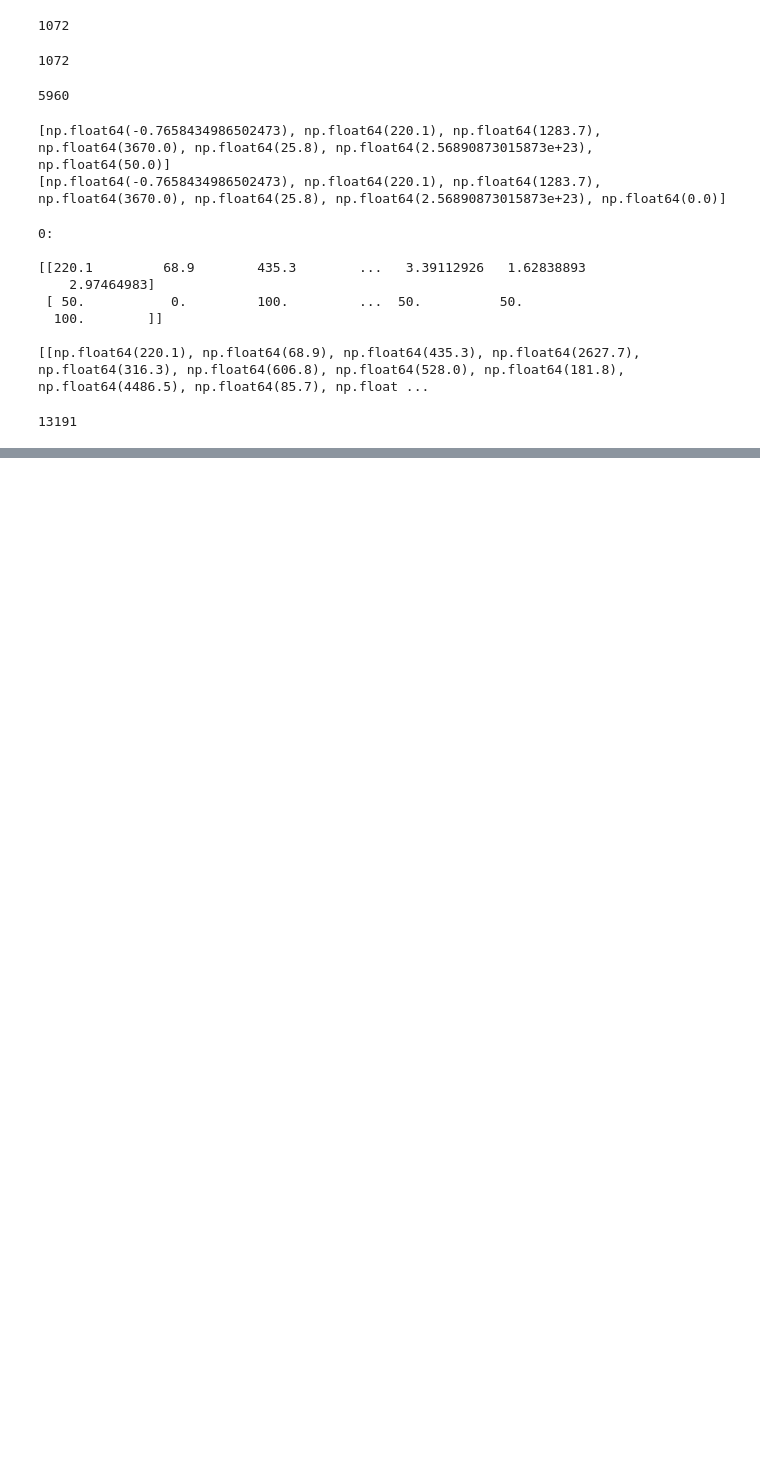
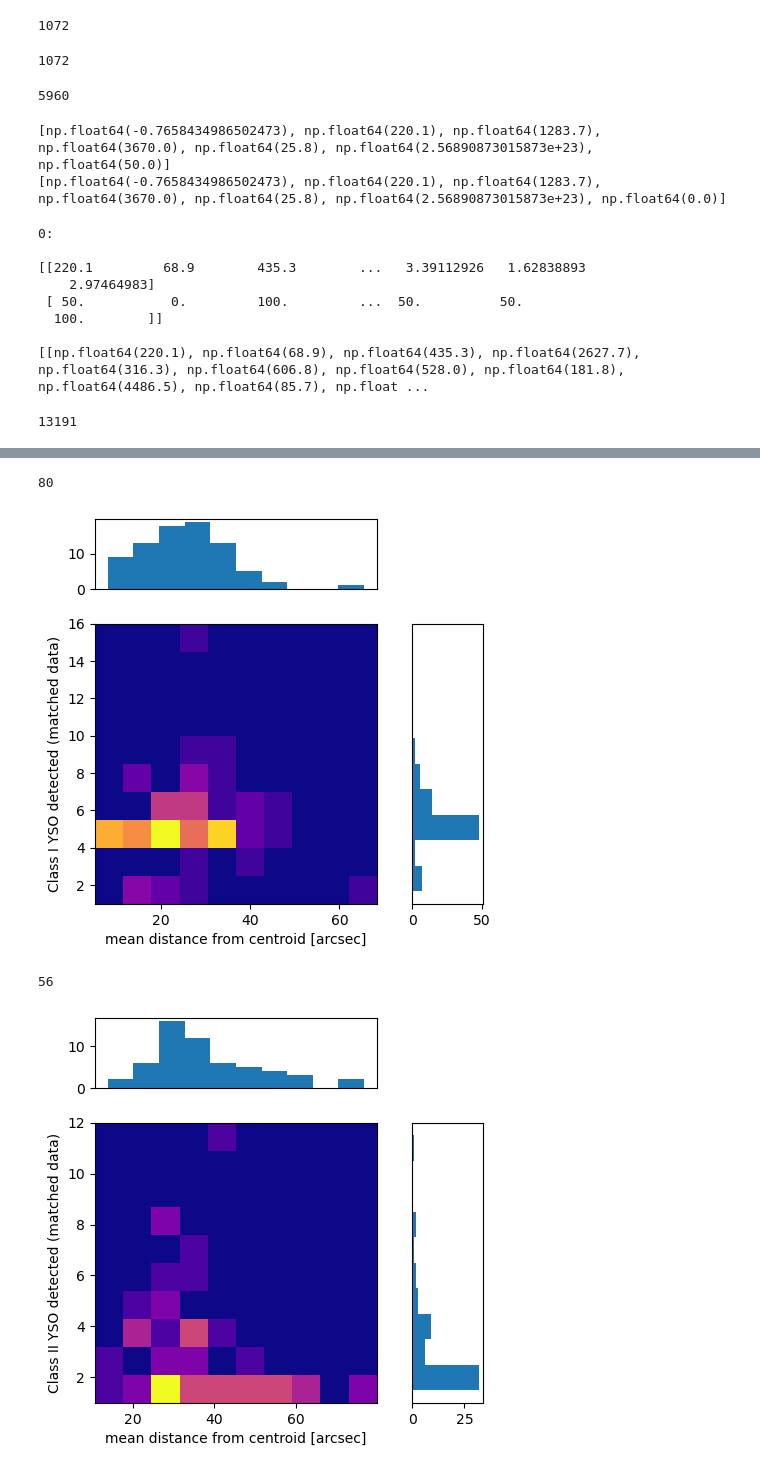
Before and after one commit to Ajuradoi1/ALMAGAL_IR, a Jupyter notebook: src/testsite.ipynb, the cells around one changed output, grey strips where cells are left out. Saved outputs shown, nothing was run; the diff lists cells and outputs as text; code cells hidden in the pictures; blank space fills up the shorter version.

Commit message:
all_plots_done

```diff
--- a/src/testsite.ipynb
+++ b/src/testsite.ipynb
@@ -546,0 +567,56 @@ len(data_1[0])
+# %%
+n_regions = 1017
+mode = 'total'
+cat = 'glimpse_s07'
+
+labels = ['Class I', 'Class II']
+tbl = Table.read('../output/tables/'+cat+'/'+str(n_regions)+'_distance_'+str(mode)+'.tbl',format='ascii.ipac')
+tbl = tbl[tbl['false_dist'] == 'False']
+
+
+
+
+for idx,data in enumerate([['dist_class_I', 'class_I'],['dist_class_II','class_II']]):
+    fig, axs = plt.subplots(2,2,figsize=(5,5),gridspec_kw={
+        'width_ratios': [4, 1],
+        'height_ratios': [1, 4]
+    })
+
+    xdata = np.array(tbl[data[0]][tbl[data[0]] != -999.0])
+    ydata = np.array(tbl[data[1]][tbl[data[0]] != -999.0])
+    print(len(xdata))
+    xdata = xdata*3600
+
+    axs[0][1].axis('off')
+    axs[1][0].hist2d(xdata,ydata,cmap='plasma')
+
+    axs[0][0].hist(xdata)
+    axs[1][1].hist(ydata,orientation='horizontal')
+
+
+    '''axs[0][0].set_xlim([0,40])
+    axs[0][0].set_ylim([0,12])
+    axs[1][1].set_ylim([0,4])
+    axs[1][1].set_xlim([0,50])
+
+    axs[1][0].set_xlim([0,40])
+    axs[1][0].set_ylim([0,4])'''
+
+    '''counts, _ = np.histogram(tbl['class_I']+tbl['class_II'],bins=range(0,np.max(tbl['class_I']+tbl['class_II'])+1,1))
+
+    '''
+    axs[1][0].set_xlabel('mean distance from centroid [arcsec]')
+    axs[1][0].set_ylabel(labels[idx]+' YSO detected (matched data)')
+
+    axs[0][0].tick_params(axis='x', bottom=False, labelbottom=False)
+    axs[1][1].tick_params(axis='y', left=False, labelleft=False)
+    axs[1][1].tick_params(axis='y', which='minor',left=False, labelleft=False)
+
+    fig.savefig('../output/figures/'+cat+'/'+data[1]+'_distance_YSO.pdf',format='pdf',dpi=300)
+    plt.show()
+    plt.close()
+# %% [output]
+80
+[figure, added]
+56
+[figure, added]
```
Also changed, not shown: parts of 8 cells of this notebook, 2 other files.
